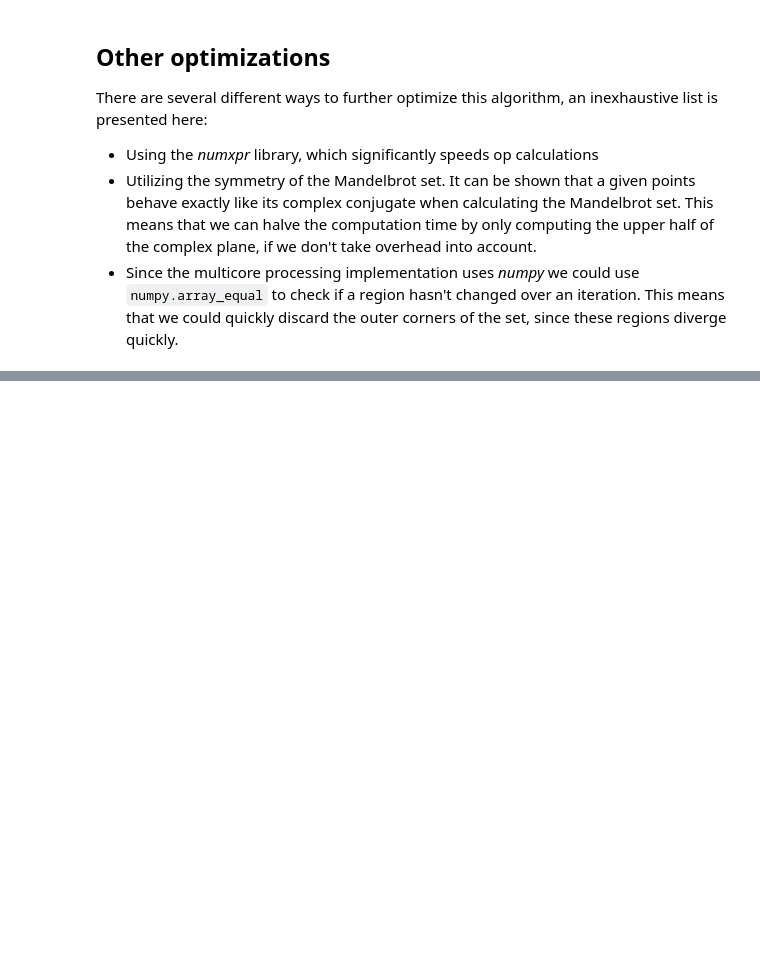
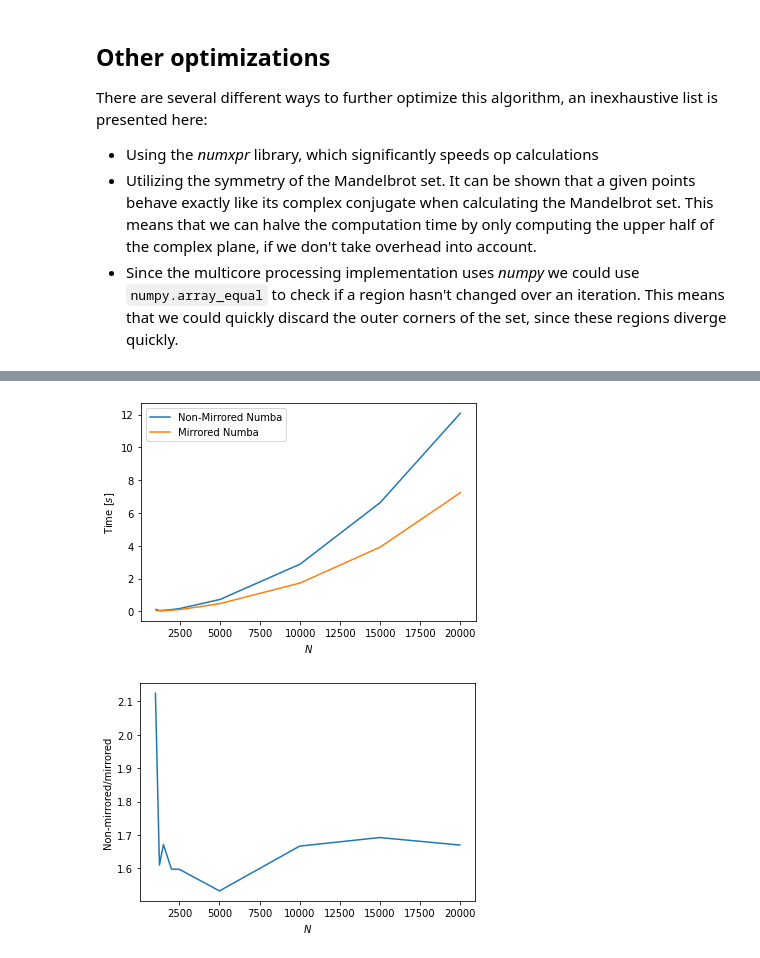
Before and after one commit to ahll19/P6, a Jupyter notebook: Kursus Opgaver/NSC/Miniprojekt_anders/worksheet.ipynb, the cells around one changed output, grey strips where cells are left out. Saved outputs shown, nothing was run; the diff lists cells and outputs as text; code cells hidden in the pictures; blank space fills up the shorter version.

```diff
--- a/Kursus Opgaver/NSC/Miniprojekt_anders/worksheet.ipynb
+++ b/Kursus Opgaver/NSC/Miniprojekt_anders/worksheet.ipynb
@@ -156,0 +161,24 @@ There are several different ways to further optimize this algorithm, an inexhaus
+# %%
+times2 = []
+
+for n in Ns:
+    t0 = time.time()
+    numba_mandelbrot_mir = numbad_mirrored.mandelbrot(n, max_iter=20)
+    tnu = time.time() - t0
+    times2.append(tnu)
+
+plt.plot(Ns, times, label="Non-Mirrored Numba")
+plt.plot(Ns, times2, label="Mirrored Numba")
+plt.xlabel(r"$N$")
+plt.ylabel(r"Time $[s]$")
+plt.legend()
+plt.show()
+
+times_faster = [times[i]/times2[i] for i in range(len(times))]
+plt.plot(Ns, times_faster)
+plt.xlabel(r"$N$")
+plt.ylabel("Non-mirrored/mirrored")
+plt.show()
+# %% [output]
+[figure, added]
+[figure, added]
```
Also changed, not shown: parts of 3 cells of this notebook.
